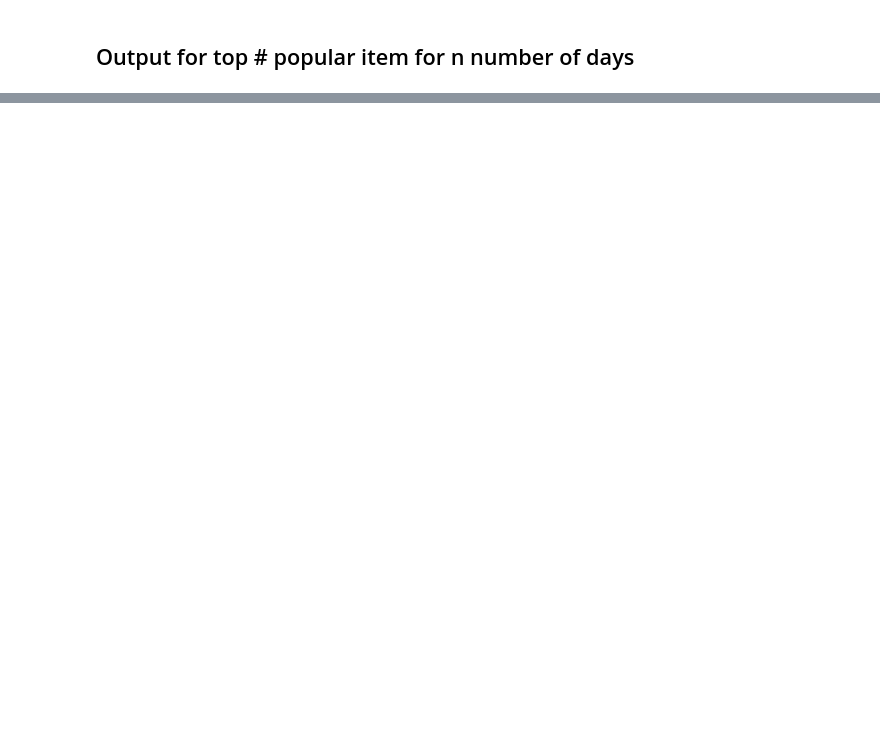
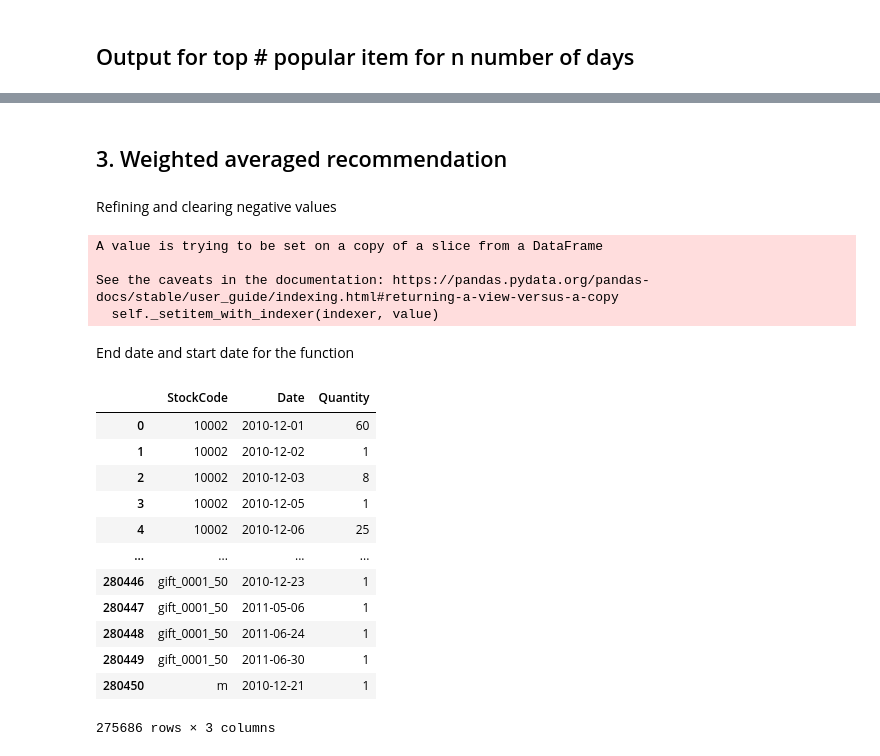
Before and after one commit to soumyaiitkgp/Recommendation_system, a Jupyter notebook: Non-personalized/Recommendation system - Non personalized (popularity based).ipynb, the cells around one changed output, grey strips where cells are left out. Cells and saved outputs as stored; diff of their text form; code cells hidden in the pictures; blank space fills up the shorter version.

```diff
--- a/Non-personalized/Recommendation system - Non personalized (popularity based).ipynb
+++ b/Non-personalized/Recommendation system - Non personalized (popularity based).ipynb
@@ -546,0 +546,34 @@ See the caveats in the documentation: https://pandas.pydata.org/pandas-docs/stab
+# %% [markdown]
+## 3. Weighted averaged recommendation
+# %% [markdown]
+Refining and clearing negative values
+# %%
+retail_data['StockCode'] = retail_data.StockCode.astype(str) # Convert to string for stock ID
+retail_data = retail_data[['StockCode', 'Quantity', 'Date','InvoiceDate']] # Get rid of unnecessary info
+grouped_retail_buy_frequency = retail_data.groupby(['StockCode','Date']).sum().reset_index() # Group together
+grouped_retail_buy_frequency.Quantity.loc[grouped_retail_buy_frequency.Quantity == 0] = 1 # Replace a sum of zero purchases with a one to
+# indicate purchased
+grouped_purchased = grouped_retail_buy_frequency.query('Quantity > 0') # Only get customers where purchase totals were positive
+# %% [output]
+A value is trying to be set on a copy of a slice from a DataFrame
+
+See the caveats in the documentation: https://pandas.pydata.org/pandas-docs/stable/user_guide/indexing.html#returning-a-view-versus-a-copy
+  self._setitem_with_indexer(indexer, value)
+# %% [markdown]
+End date and start date for the function
+# %%
+grouped_purchased
+# %% [output]
+|  | StockCode | Date | Quantity |
+| 0 | 10002 | 2010-12-01 | 60 |
+| 1 | 10002 | 2010-12-02 | 1 |
+| 2 | 10002 | 2010-12-03 | 8 |
+| 3 | 10002 | 2010-12-05 | 1 |
+| 4 | 10002 | 2010-12-06 | 25 |
+| ... | ... | ... | ... |
+| 280446 | gift_0001_50 | 2010-12-23 | 1 |
+| 280447 | gift_0001_50 | 2011-05-06 | 1 |
+| 280448 | gift_0001_50 | 2011-06-24 | 1 |
+| 280449 | gift_0001_50 | 2011-06-30 | 1 |
+| 280450 | m | 2010-12-21 | 1 |
+275686 rows × 3 columns
```
Also changed, not shown: parts of 45 cells of this notebook.
